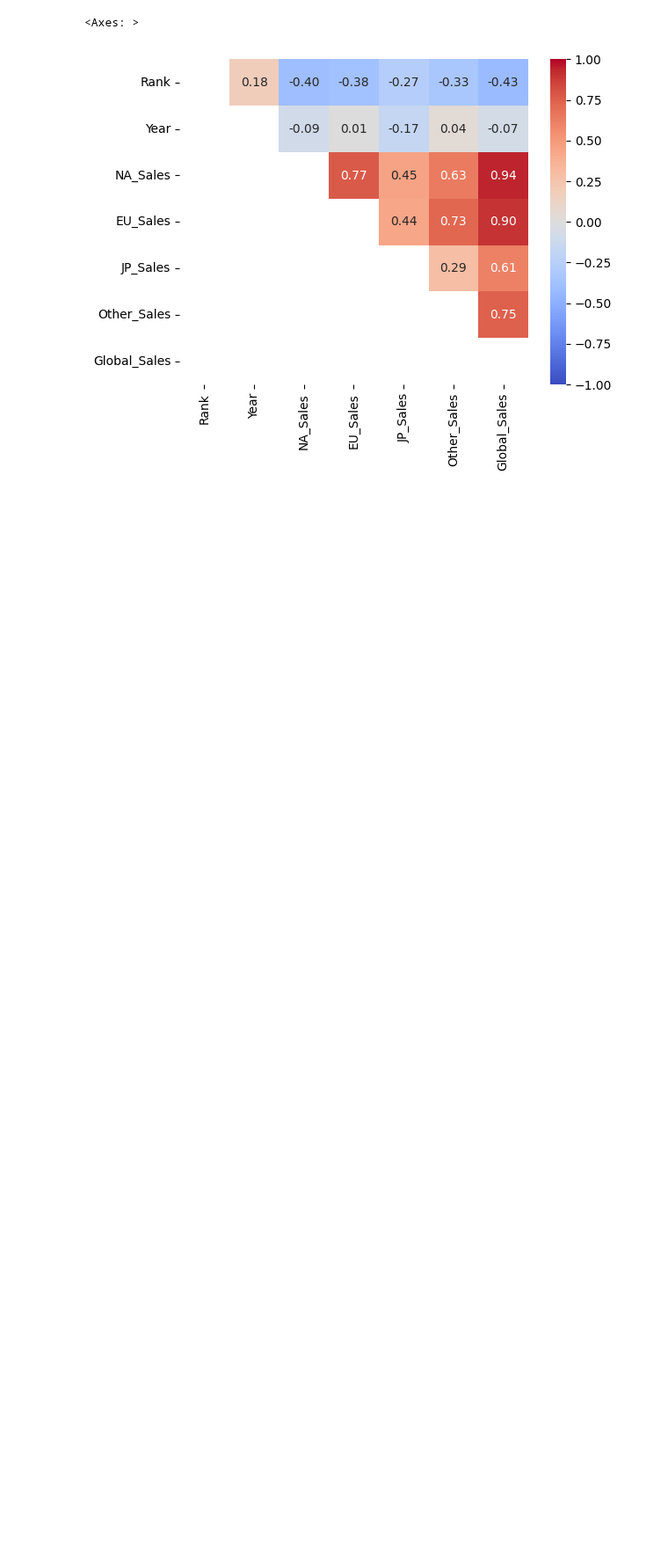
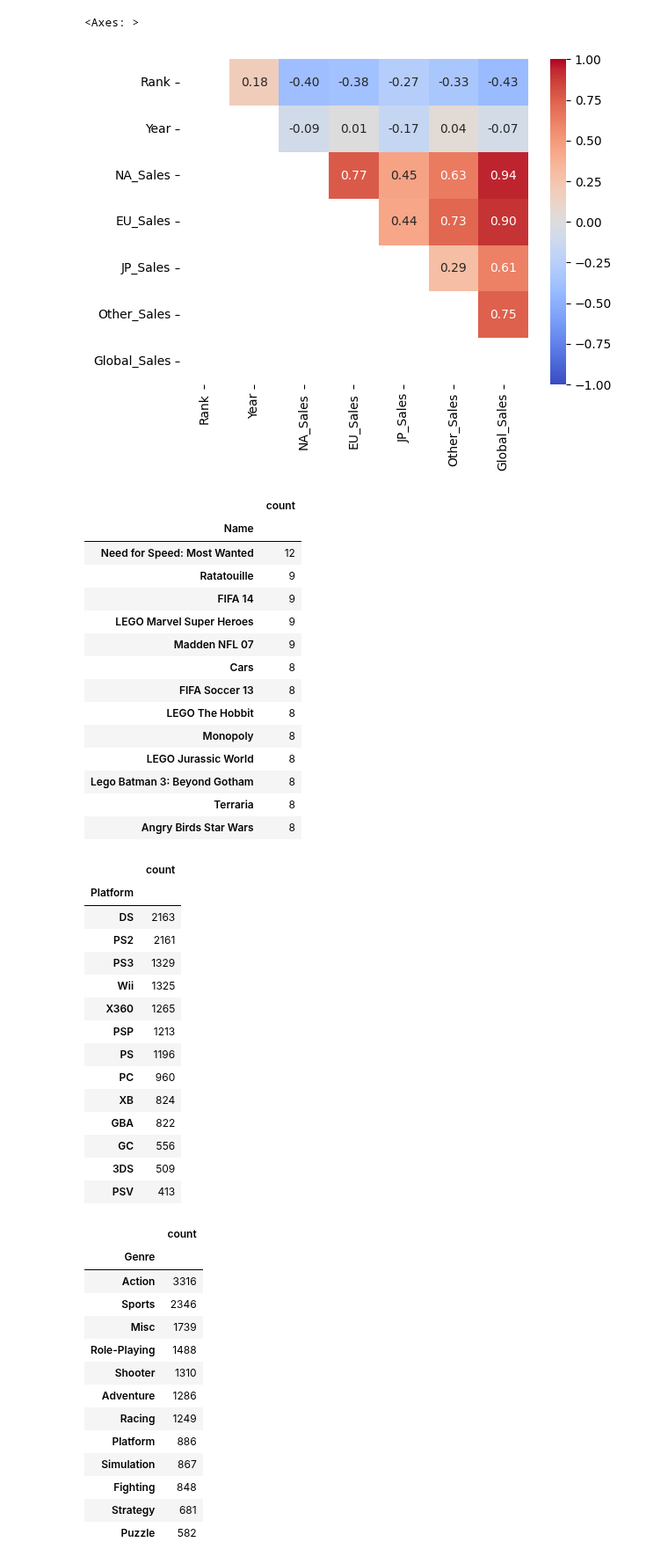
Before and after one commit to corazzon/KaggleStruggle, a Jupyter notebook: vgsales/eda.ipynb, the cells around one changed output. Shown at 88% size. Saved outputs shown, nothing was run; the diff lists cells and outputs as text; code cells hidden in the pictures; blank space fills up the shorter version.

```diff
--- a/vgsales/eda.ipynb
+++ b/vgsales/eda.ipynb
@@ -84,3 +84,53 @@ sns.heatmap(corr, annot=True, fmt=".2f", cmap="coolwarm", mask=mask, vmin=-1, vm
 # %% [output]
 <Axes: >
 [figure]
+# %%
+obj_cols = df.select_dtypes(include="O").columns
+
+for i, col in enumerate(obj_cols):
+    display(df[col].value_counts()[:13].to_frame())
+# %% [output]
+|  | count |
+| Name |  |
+| Need for Speed: Most Wanted | 12 |
+| Ratatouille | 9 |
+| FIFA 14 | 9 |
+| LEGO Marvel Super Heroes | 9 |
+| Madden NFL 07 | 9 |
+| Cars | 8 |
+| FIFA Soccer 13 | 8 |
+| LEGO The Hobbit | 8 |
+| Monopoly | 8 |
+| LEGO Jurassic World | 8 |
+| Lego Batman 3: Beyond Gotham | 8 |
+| Terraria | 8 |
+| Angry Birds Star Wars | 8 |
+|  | count |
+| Platform |  |
+| DS | 2163 |
+| PS2 | 2161 |
+| PS3 | 1329 |
+| Wii | 1325 |
+| X360 | 1265 |
+| PSP | 1213 |
+| PS | 1196 |
+| PC | 960 |
+| XB | 824 |
+| GBA | 822 |
+| GC | 556 |
+| 3DS | 509 |
+| PSV | 413 |
+|  | count |
+| Genre |  |
+| Action | 3316 |
+| Sports | 2346 |
+| Misc | 1739 |
+| Role-Playing | 1488 |
+| Shooter | 1310 |
+| Adventure | 1286 |
+| Racing | 1249 |
+| Platform | 886 |
+| Simulation | 867 |
+| Fighting | 848 |
+| Strategy | 681 |
+| Puzzle | 582 |
```
Also changed, not shown: parts of 1 cell of this notebook.
